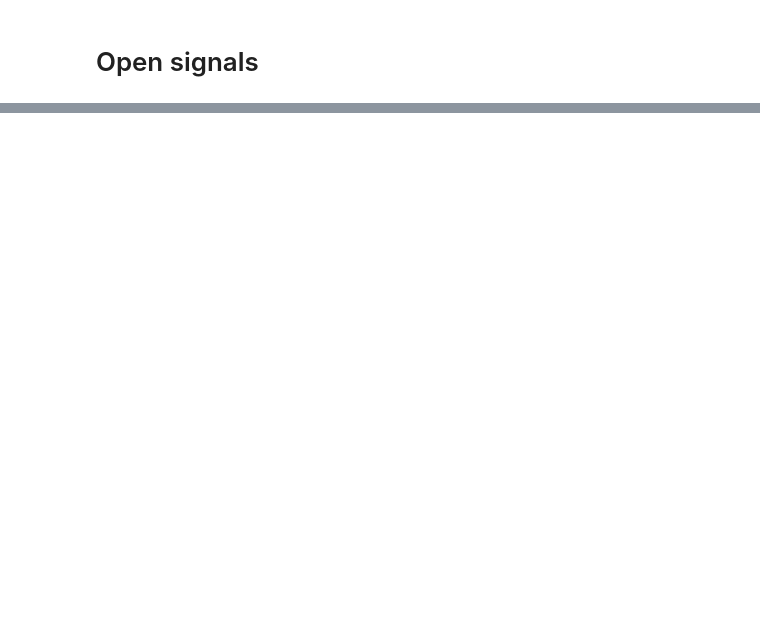
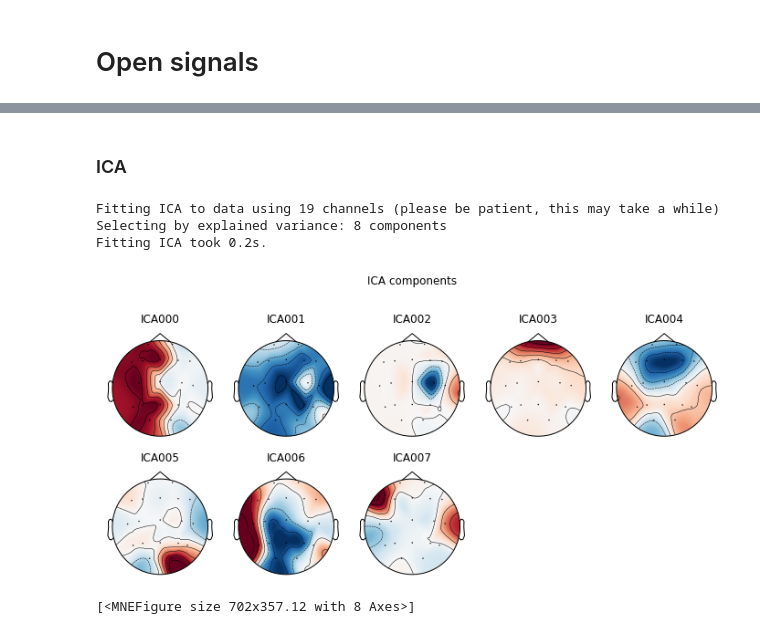
Before and after one commit to eriesp/FDAxEEG, a Jupyter notebook: Dataset/open_files.ipynb, the cells around one changed output, grey strips where cells are left out. Drawn from its saved outputs; the diff is of its cells as text; code cells hidden in the pictures; blank space fills up the shorter version.

```diff
--- a/Dataset/open_files.ipynb
+++ b/Dataset/open_files.ipynb
@@ -70,0 +95,14 @@ AttributeError: module 'matplotlib' has no attribute 'plot'
+# %% [markdown]
+### ICA
+# %%
+# ICA
+ica = mne.preprocessing.ICA(n_components=0.9, random_state=97, max_iter=800)
+ica.fit(filt_raw)
+ica.plot_components()
+#ica.exclude = [1, 2]
+# %% [output]
+Fitting ICA to data using 19 channels (please be patient, this may take a while)
+Selecting by explained variance: 8 components
+Fitting ICA took 0.2s.
+[figure, added]
+[<MNEFigure size 702x357.12 with 8 Axes>]
```
Also changed, not shown: parts of 17 cells of this notebook.
